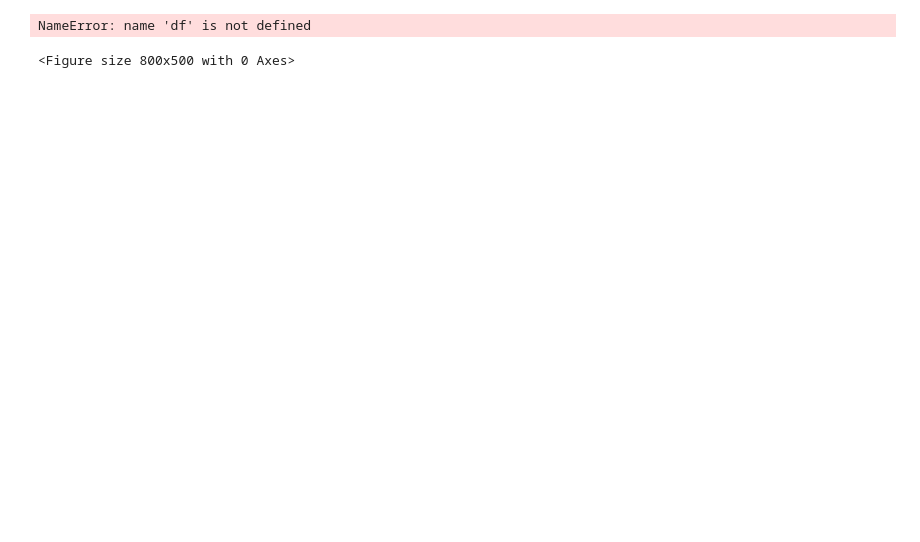
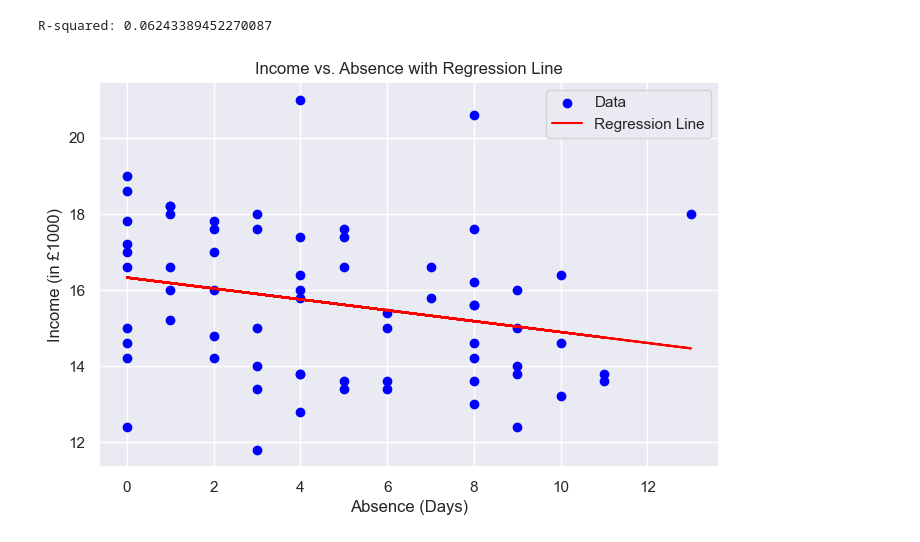
Before and after one commit to sirajwahaj/statisticsLab, a Jupyter notebook: assignment.ipynb, the cells around one changed output. Cells and saved outputs as stored; diff of their text form; code cells hidden in the pictures; blank space fills up the shorter version.

```diff
--- a/assignment.ipynb
+++ b/assignment.ipynb
@@ -88,10 +133,30 @@ Standard Deviation of Income: 1.9958935014633157
 # %%
 plt.figure(figsize=(8, 5))
-sns.scatterplot(x='absence', y='income', data=data_set)
+sns.scatterplot(x='absence', y='income', marker='*', c='red',s=150, data=data_set)
 plt.title('Scatter Plot of Income vs. Absence')
 plt.xlabel('Absence (Days)')
 plt.ylabel('Income (in £1000)')
 plt.show()
-# %% [output]
-NameError: name 'df' is not defined
-<Figure size 800x500 with 0 Axes>
+# %%
+# removed missing values from dataset
+X = data_cleaned[['absence']]
+y = data_cleaned[['income']]
+model = LinearRegression()
+model.fit(X, y)
+
+y_pred = model.predict(X)
+
+r2 = r2_score(y, y_pred)
+print(f"R-squared: {r2}")
+
+plt.figure(figsize=(8, 5))
+plt.scatter(data_cleaned['absence'], data_cleaned['income'], color='blue', label='Data')
+plt.plot(data_cleaned['absence'], y_pred, color='red', label='Regression Line')
+plt.title('Income vs. Absence with Regression Line')
+plt.xlabel('Absence (Days)')
+plt.ylabel('Income (in £1000)')
+plt.legend()
+plt.show()
+# %% [output]
+R-squared: 0.06243389452270087
+[figure, added]
```
Also changed, not shown: parts of 14 cells of this notebook, 3 other files.
